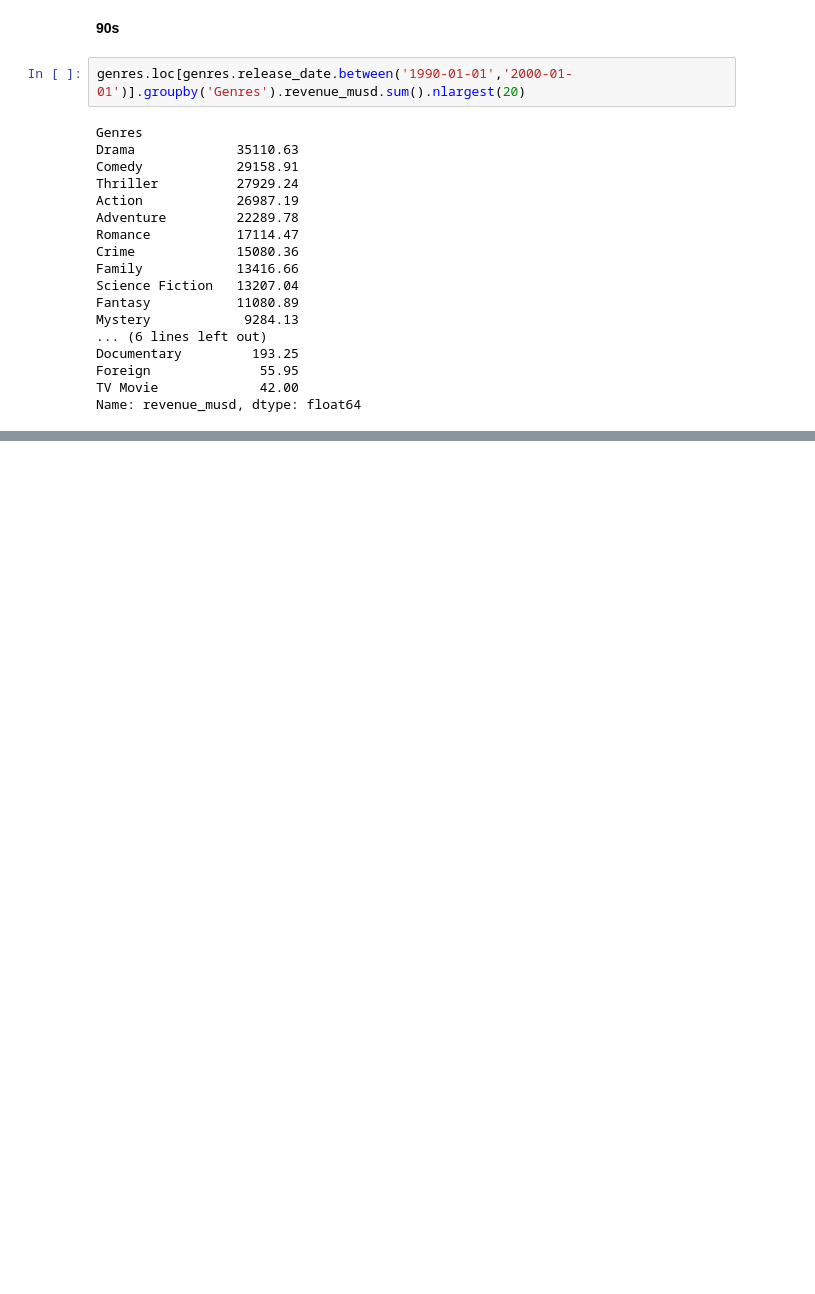
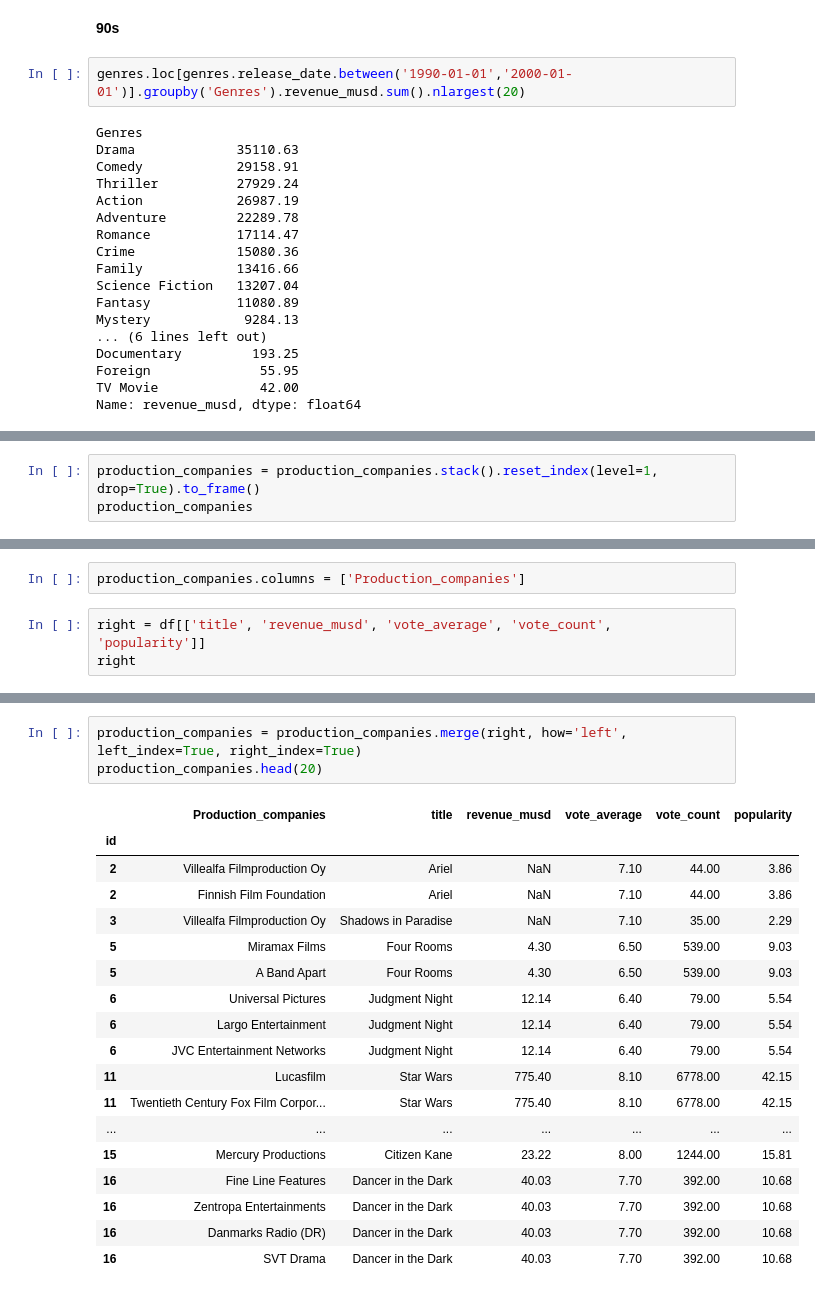
Before and after one commit to RochaErik/DS-MoviesProject, a Jupyter notebook: DS-MoviesProject.ipynb, the cells around one changed output, grey strips where cells are left out. Cells and saved outputs as stored; diff of their text form; blank space fills up the shorter version.

```diff
--- a/DS-MoviesProject.ipynb
+++ b/DS-MoviesProject.ipynb
@@ -1623,0 +1680,3 @@ Name: revenue_musd, dtype: float64
+# %%
+production_companies = production_companies.stack().reset_index(level=1, drop=True).to_frame()
+production_companies
@@ -1623,0 +1718,5 @@ Name: revenue_musd, dtype: float64
+# %%
+production_companies.columns = ['Production_companies']
+# %%
+right = df[['title', 'revenue_musd', 'vote_average', 'vote_count', 'popularity']]
+right
@@ -1623,0 +1738,22 @@ Name: revenue_musd, dtype: float64
+# %%
+production_companies = production_companies.merge(right, how='left', left_index=True, right_index=True)
+production_companies.head(20)
+# %% [output]
+|  | Production_companies | title | revenue_musd | vote_average | vote_count | popularity |
+| id |  |  |  |  |  |  |
+| 2 | Villealfa Filmproduction Oy | Ariel | NaN | 7.10 | 44.00 | 3.86 |
+| 2 | Finnish Film Foundation | Ariel | NaN | 7.10 | 44.00 | 3.86 |
+| 3 | Villealfa Filmproduction Oy | Shadows in Paradise | NaN | 7.10 | 35.00 | 2.29 |
+| 5 | Miramax Films | Four Rooms | 4.30 | 6.50 | 539.00 | 9.03 |
+| 5 | A Band Apart | Four Rooms | 4.30 | 6.50 | 539.00 | 9.03 |
+| 6 | Universal Pictures | Judgment Night | 12.14 | 6.40 | 79.00 | 5.54 |
+| 6 | Largo Entertainment | Judgment Night | 12.14 | 6.40 | 79.00 | 5.54 |
+| 6 | JVC Entertainment Networks | Judgment Night | 12.14 | 6.40 | 79.00 | 5.54 |
+| 11 | Lucasfilm | Star Wars | 775.40 | 8.10 | 6778.00 | 42.15 |
+| 11 | Twentieth Century Fox Film Corpor... | Star Wars | 775.40 | 8.10 | 6778.00 | 42.15 |
+| ... | ... | ... | ... | ... | ... | ... |
+| 15 | Mercury Productions | Citizen Kane | 23.22 | 8.00 | 1244.00 | 15.81 |
+| 16 | Fine Line Features | Dancer in the Dark | 40.03 | 7.70 | 392.00 | 10.68 |
+| 16 | Zentropa Entertainments | Dancer in the Dark | 40.03 | 7.70 | 392.00 | 10.68 |
+| 16 | Danmarks Radio (DR) | Dancer in the Dark | 40.03 | 7.70 | 392.00 | 10.68 |
+| 16 | SVT Drama | Dancer in the Dark | 40.03 | 7.70 | 392.00 | 10.68 |
```
Also changed, not shown: parts of 22 cells of this notebook.
